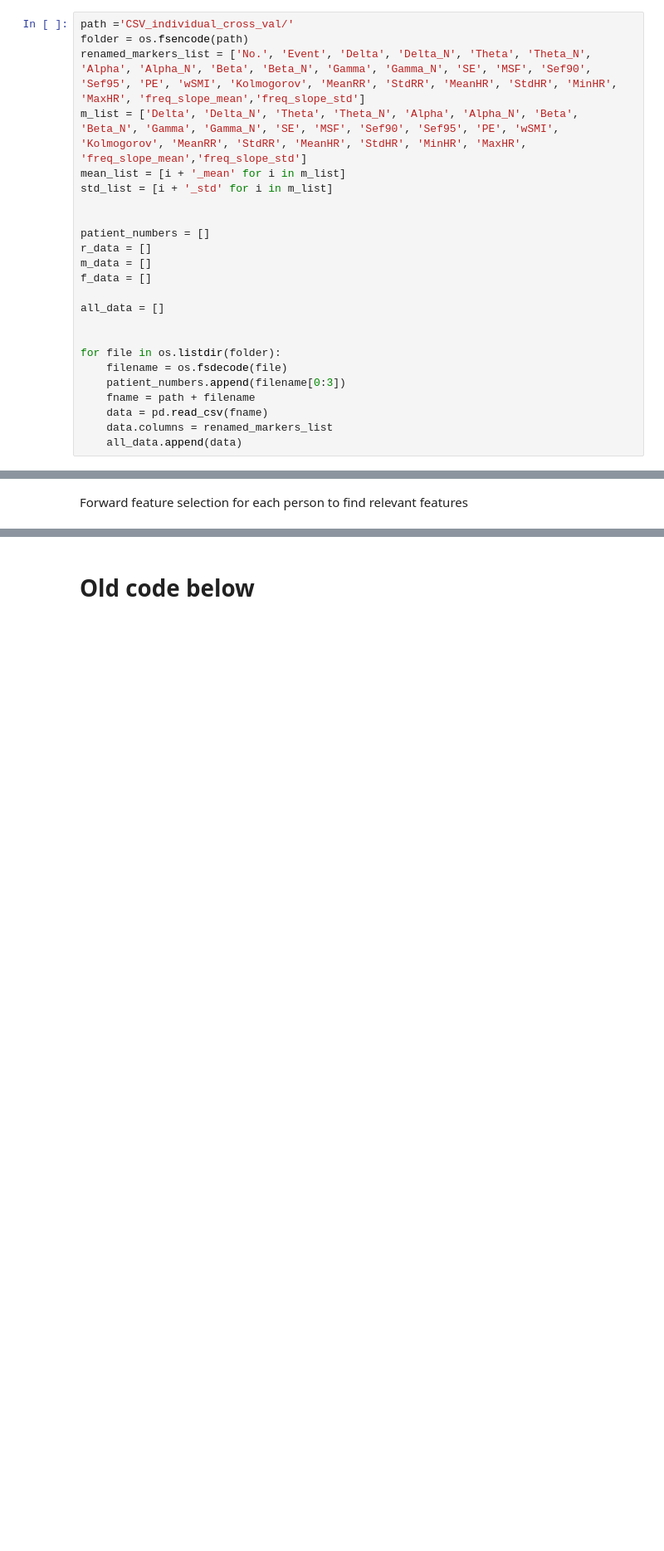
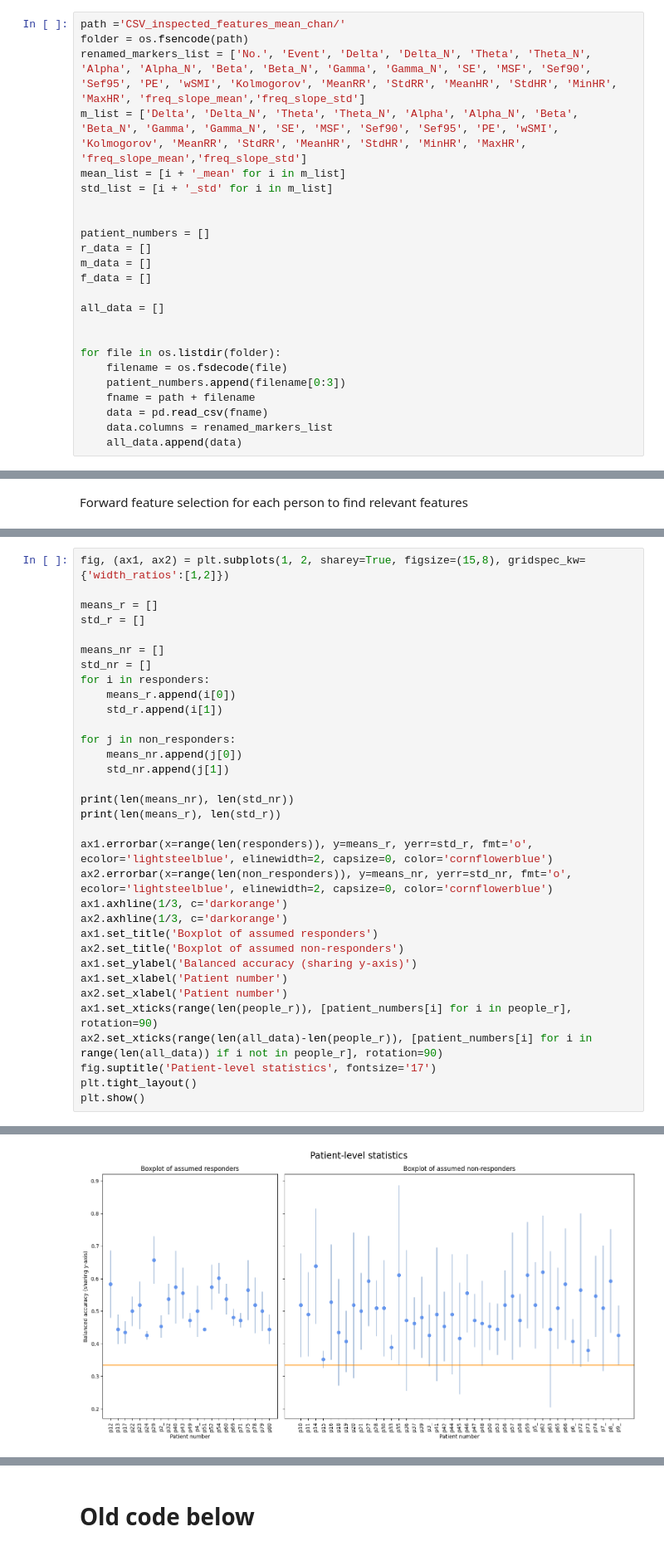
Before and after one commit to cdhvilsted/Bachelor_project_2024, a Jupyter notebook: cross_val_pipeline_individual_classification.ipynb, the cells around one changed output, grey strips where cells are left out. Shown at 83% size. Cells and saved outputs as stored; diff of their text form; blank space fills up the shorter version.

```diff
--- a/cross_val_pipeline_individual_classification.ipynb
+++ b/cross_val_pipeline_individual_classification.ipynb
@@ -31,7 +31,7 @@ print(mean_list)
 # %% [markdown]
 Concatenate data
 # %%
-path ='CSV_individual_cross_val/'
+path ='CSV_inspected_features_mean_chan/'
 folder = os.fsencode(path)
 renamed_markers_list = ['No.', 'Event', 'Delta', 'Delta_N', 'Theta', 'Theta_N', 'Alpha', 'Alpha_N', 'Beta', 'Beta_N', 'Gamma', 'Gamma_N', 'SE', 'MSF', 'Sef90', 'Sef95', 'PE', 'wSMI', 'Kolmogorov', 'MeanRR', 'StdRR', 'MeanHR', 'StdHR', 'MinHR', 'MaxHR', 'freq_slope_mean','freq_slope_std']
 m_list = ['Delta', 'Delta_N', 'Theta', 'Theta_N', 'Alpha', 'Alpha_N', 'Beta', 'Beta_N', 'Gamma', 'Gamma_N', 'SE', 'MSF', 'Sef90', 'Sef95', 'PE', 'wSMI', 'Kolmogorov', 'MeanRR', 'StdRR', 'MeanHR', 'StdHR', 'MinHR', 'MaxHR', 'freq_slope_mean','freq_slope_std']
@@ -143,0 +138,34 @@ intersection = set(A) & set(persons_from_cross_val)
+# %%
+fig, (ax1, ax2) = plt.subplots(1, 2, sharey=True, figsize=(15,8), gridspec_kw={'width_ratios':[1,2]})
+
+means_r = []
+std_r = []
+
+means_nr = []
+std_nr = []
+for i in responders:
+    means_r.append(i[0])
+    std_r.append(i[1])
+
+for j in non_responders:
+    means_nr.append(j[0])
+    std_nr.append(j[1])
+
+print(len(means_nr), len(std_nr))
+print(len(means_r), len(std_r))
+
+ax1.errorbar(x=range(len(responders)), y=means_r, yerr=std_r, fmt='o', ecolor='lightsteelblue', elinewidth=2, capsize=0, color='cornflowerblue')
+ax2.errorbar(x=range(len(non_responders)), y=means_nr, yerr=std_nr, fmt='o', ecolor='lightsteelblue', elinewidth=2, capsize=0, color='cornflowerblue')
+ax1.axhline(1/3, c='darkorange')
+ax2.axhline(1/3, c='darkorange')
+ax1.set_title('Boxplot of assumed responders')
+ax2.set_title('Boxplot of assumed non-responders')
+ax1.set_ylabel('Balanced accuracy (sharing y-axis)')
+ax1.set_xlabel('Patient number')
+ax2.set_xlabel('Patient number')
+ax1.set_xticks(range(len(people_r)), [patient_numbers[i] for i in people_r], rotation=90)
+ax2.set_xticks(range(len(all_data)-len(people_r)), [patient_numbers[i] for i in range(len(all_data)) if i not in people_r], rotation=90)
+fig.suptitle('Patient-level statistics', fontsize='17')
+plt.tight_layout()
+plt.show()
+# %% [output]
@@ -144,2 +174,3 @@ intersection = set(A) & set(persons_from_cross_val)
+[figure, added]
 # %%
 fig, axes = plt.subplots(7,4, figsize=(14,21), constrained_layout=True)
```
Also changed, not shown: parts of 29 cells of this notebook, 1 other file.
